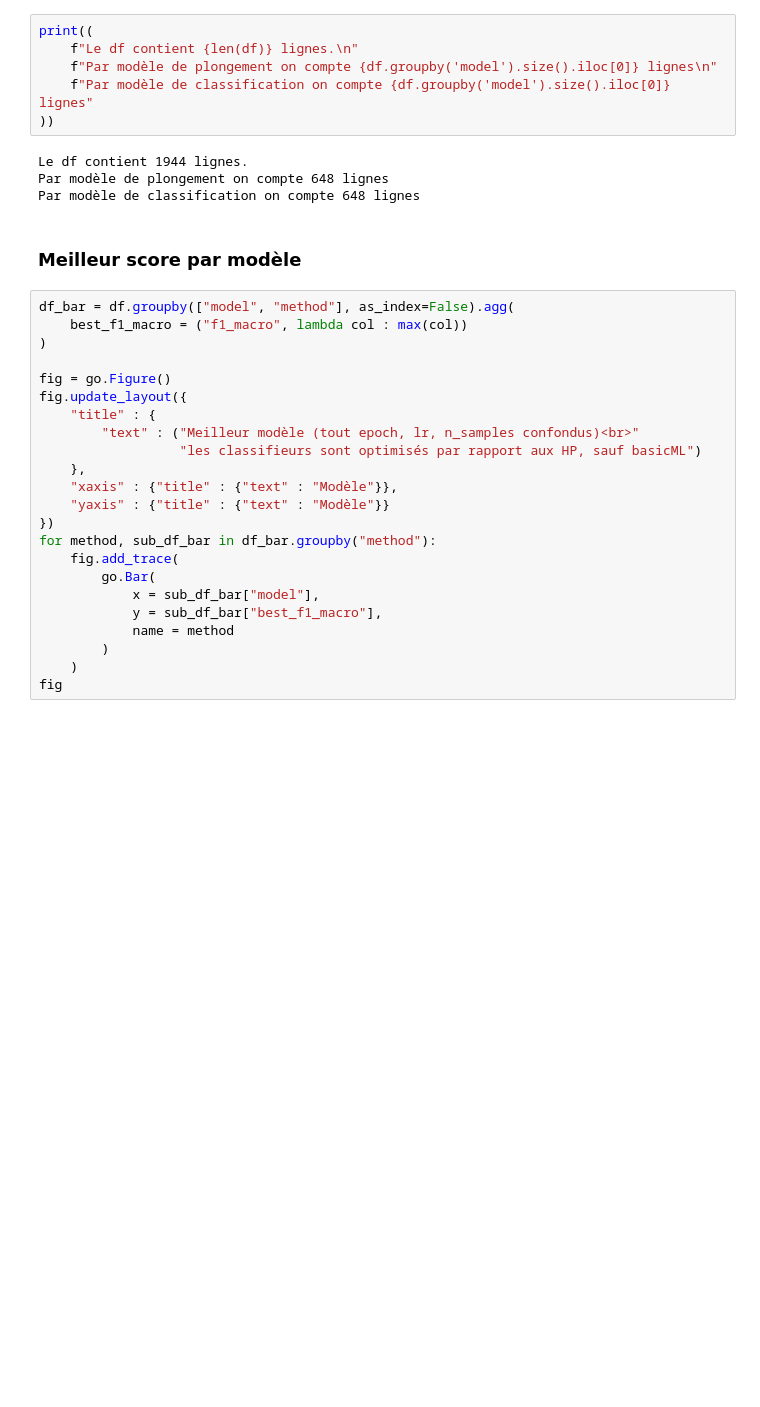
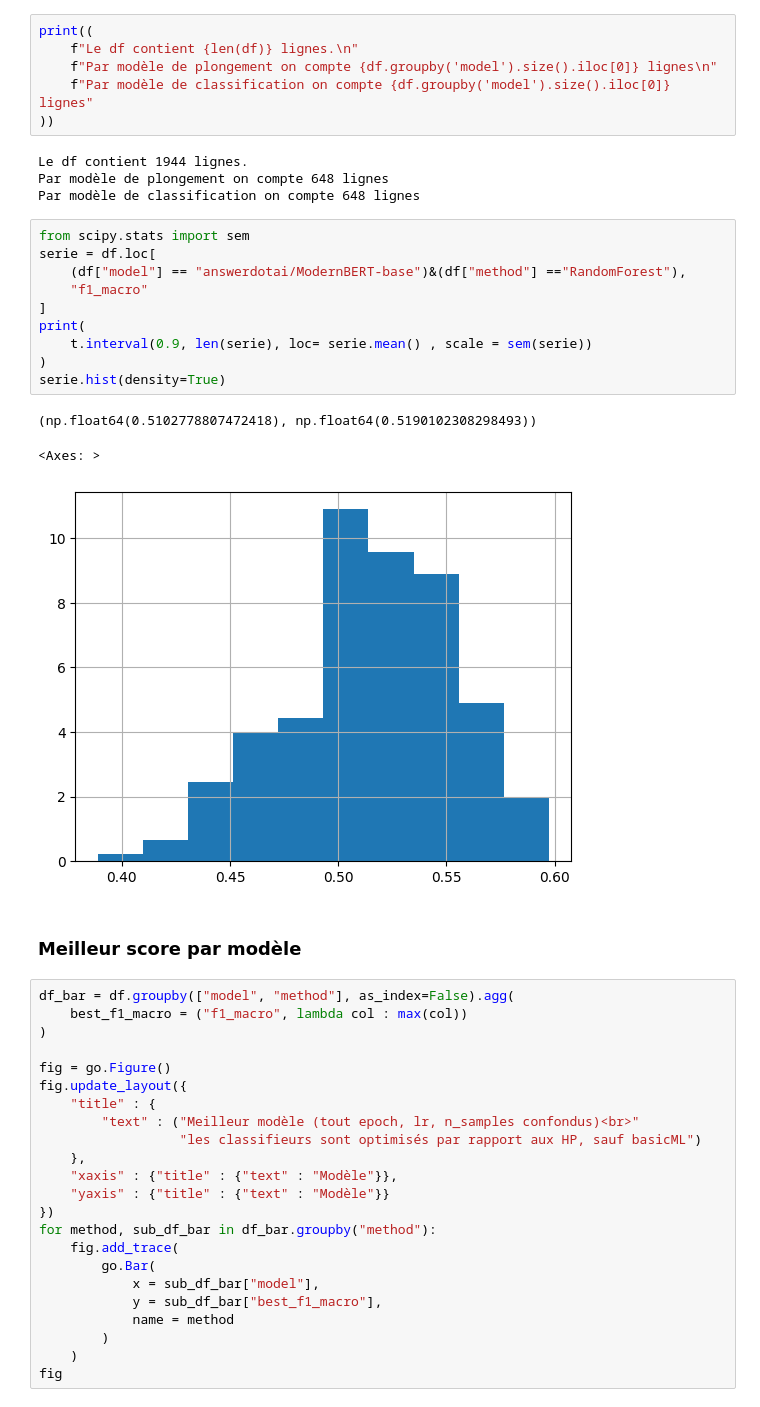
Before and after one commit to AXLMRIN/active-tigger-model-dev, a Jupyter notebook: src3/results/interpretation.ipynb, the cells around one changed output. Saved outputs shown, nothing was run; the diff lists cells and outputs as text; blank space fills up the shorter version.

Commit message:
new graphs

```diff
--- a/src3/results/interpretation.ipynb
+++ b/src3/results/interpretation.ipynb
@@ -36,6 +40,20 @@ print((
 Le df contient 1944 lignes.
 Par modèle de plongement on compte 648 lignes
 Par modèle de classification on compte 648 lignes
+# %%
+from scipy.stats import sem
+serie = df.loc[
+    (df["model"] == "answerdotai/ModernBERT-base")&(df["method"] =="RandomForest"),
+    "f1_macro"
+]
+print(
+    t.interval(0.9, len(serie), loc= serie.mean() , scale = sem(serie))
+)
+serie.hist(density=True)
+# %% [output]
+(np.float64(0.5102778807472418), np.float64(0.5190102308298493))
+<Axes: >
+[figure, added]
 # %% [markdown]
 ### Meilleur score par modèle
 # %%
```
Also changed, not shown: parts of 2 cells of this notebook, 6 other files.
